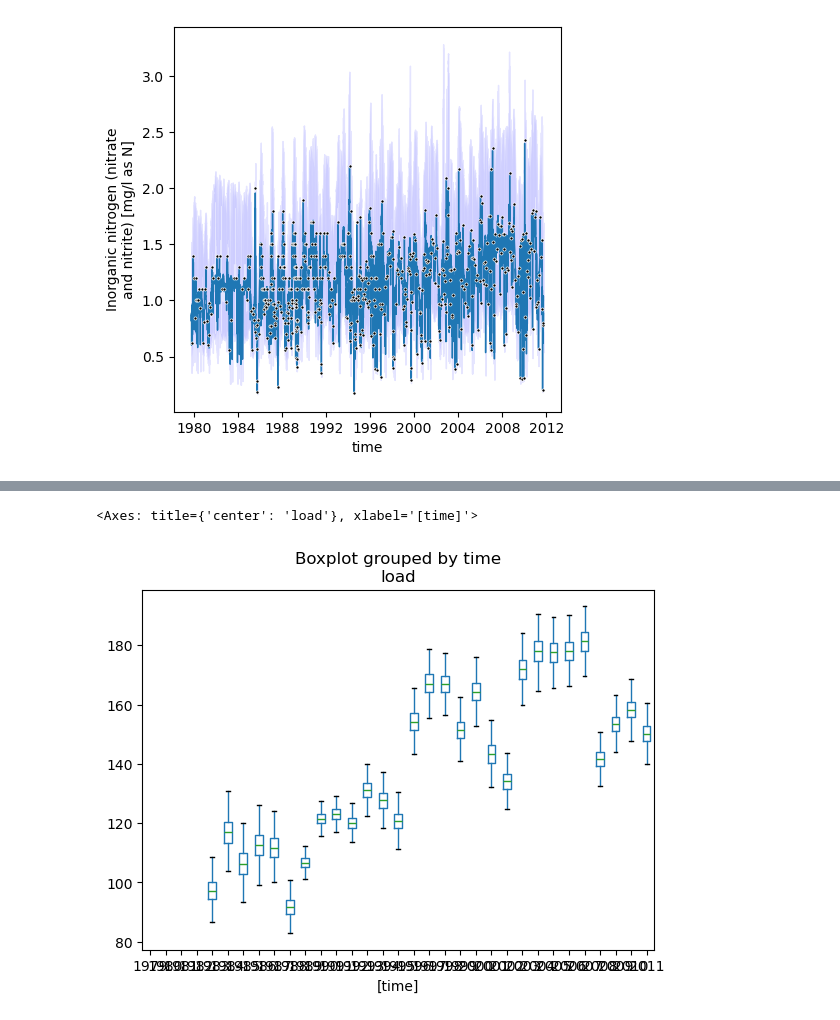
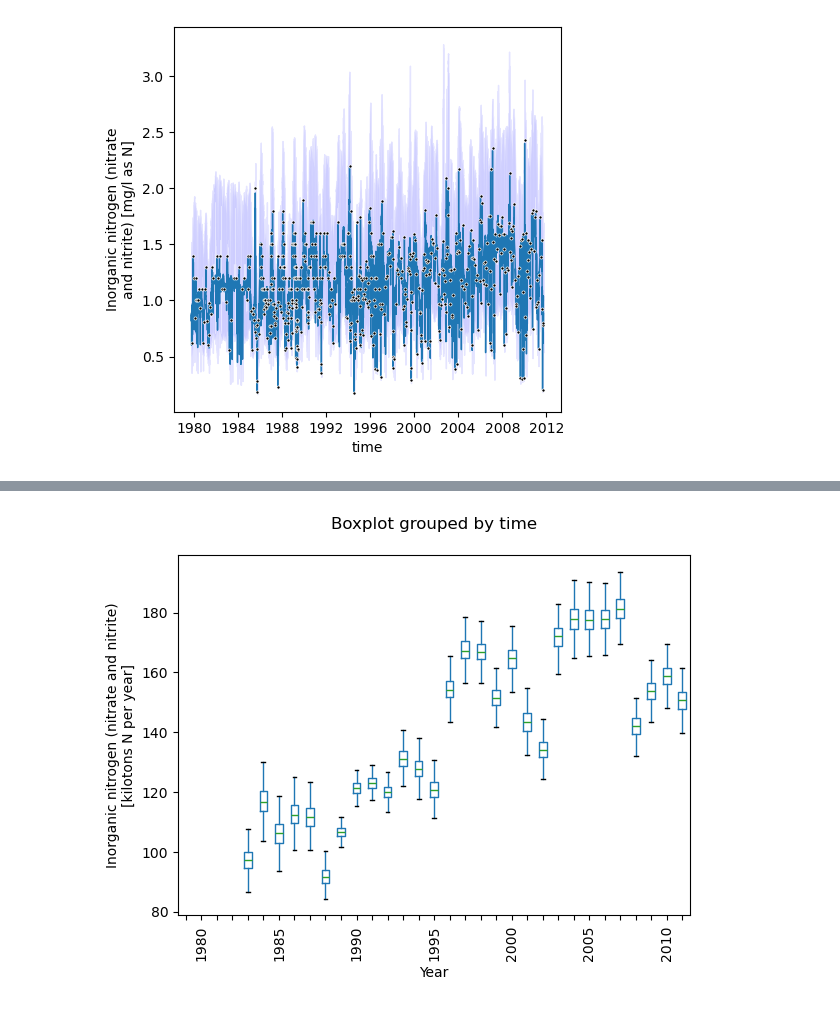
Before and after one commit to thodson-usgs/discontinuum, a Jupyter notebook: notebooks/loadest-demo.ipynb, the cells around one changed output, grey strips where cells are left out. Cells and saved outputs as stored; diff of their text form; code cells hidden in the pictures.

```diff
--- a/notebooks/loadest-demo.ipynb
+++ b/notebooks/loadest-demo.ipynb
@@ -108,7 +93,20 @@ ax.set(xticklabels=annual_flux.time.dt.year.values)
 # %%
+fig, ax = plt.subplots()
+
 flux_5yr = annual_flux.rolling(time=5).mean()
 flux_5yr['time'] = flux_5yr.time.dt.year
-flux_5yr.to_dataframe(name='load').boxplot(by='time', showfliers=False, grid=False)
+flux_5yr.to_dataframe(name='load').boxplot(by='time', showfliers=False, grid=False, ax=ax)
+
+ax.set_ylabel('{}\n[{}]'.format(flux.attrs['long_name'], flux.attrs['units']))
+ax.set_xlabel('Year')
+ax.tick_params(axis='x', labelrotation=90)
+
+# label every 5th year
+labels = ['' if (year % 5 != 0) else year for i, year in enumerate(annual_flux.time.dt.year.values)]
+ax.set_xticklabels(labels)
+ax.set_title('')
+
+
+plt.show()
 # %% [output]
-<Axes: title={'center': 'load'}, xlabel='[time]'>
-[figure, old version]
+[figure, new version]
```
Also changed, not shown: parts of 5 cells of this notebook, 4 other files.
